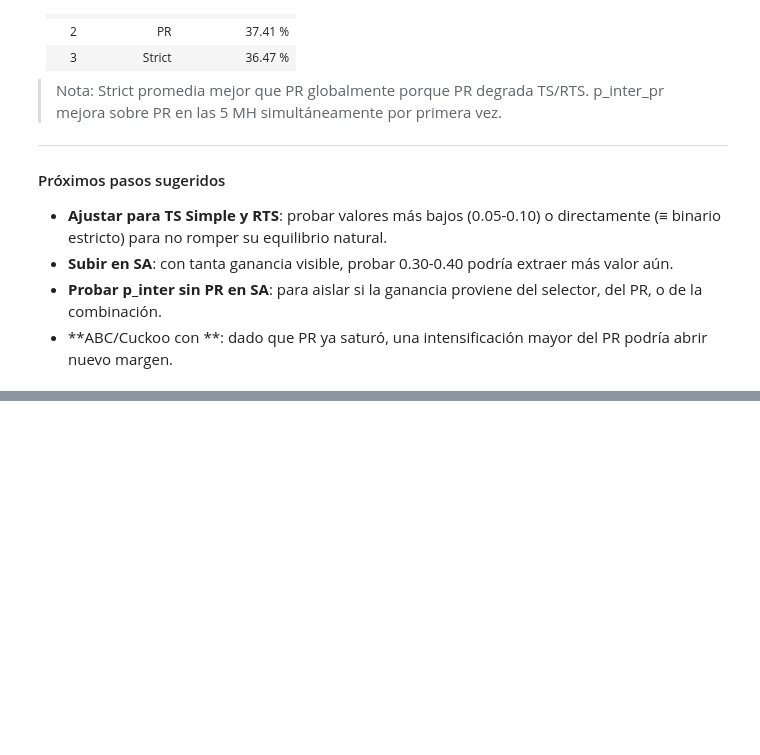
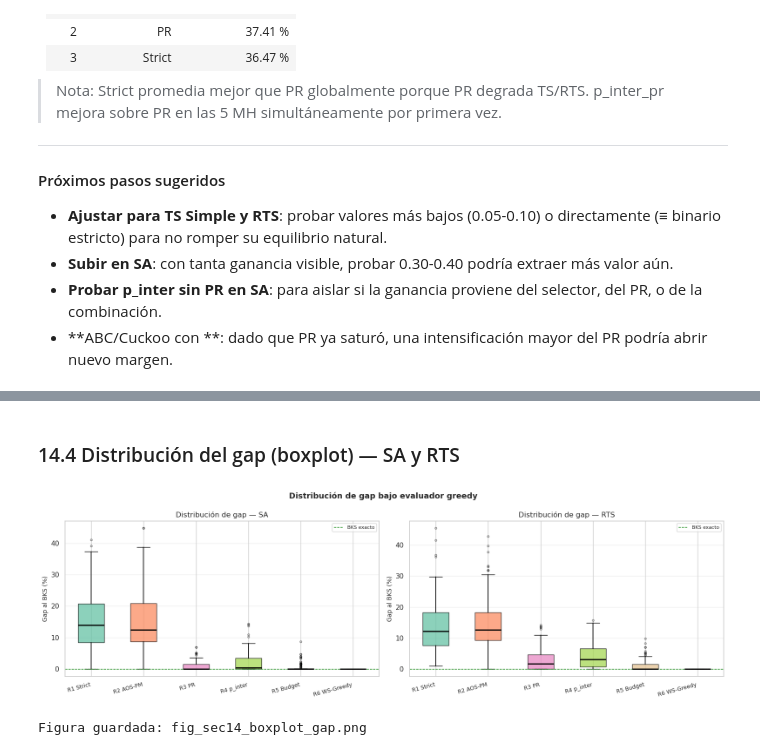
Before and after one commit to Alhely/MetaCARP_Proyecto, a Jupyter notebook: analisis_operadores_20260520/analisis_exploratorio_operadores.ipynb, the cells around one changed output, grey strips where cells are left out. Cells and saved outputs as stored; diff of their text form; code cells hidden in the pictures; blank space fills up the shorter version.

```diff
--- a/analisis_operadores_20260520/analisis_exploratorio_operadores.ipynb
+++ b/analisis_operadores_20260520/analisis_exploratorio_operadores.ipynb
@@ -2252,0 +2454,39 @@ consistentemente sobre el experimento PR en todas las MH.**
+# %% [markdown]
+### 14.4 Distribución del gap (boxplot) — SA y RTS
+# %%
+fig, axes = plt.subplots(1, 2, figsize=(16, 5))
+
+for ax, mh_foco in zip(axes, ['SA', 'RTS']):
+    grupos = []
+    etiquetas = []
+    for etiq in exps_orden:
+        sub = datos14[etiq]
+        sub_mh = sub[sub.mh == mh_foco].gap_bks_porcentaje.values
+        if len(sub_mh) > 0:
+            grupos.append(sub_mh)
+            etiquetas.append(etiq)
+
+    bp = ax.boxplot(grupos, labels=etiquetas, patch_artist=True,
+                    medianprops=dict(color='black', linewidth=2),
+                    whiskerprops=dict(linewidth=1.2),
+                    flierprops=dict(marker='o', markersize=3, alpha=0.5))
+    colors_box = plt.cm.Set2(np.linspace(0, 1, len(grupos)))
+    for patch, color in zip(bp['boxes'], colors_box):
+        patch.set_facecolor(color)
+        patch.set_alpha(0.75)
+
+    ax.set_xticklabels(etiquetas, rotation=15, ha='right', fontsize=9)
+    ax.set_ylabel('Gap al BKS (%)')
+    ax.set_title(f'Distribución de gap — {mh_foco}')
+    ax.axhline(0, color='green', linestyle='--', linewidth=1, label='BKS exacto')
+    ax.legend(fontsize=8)
+    ax.grid(axis='y', alpha=0.3)
+
+fig.suptitle('Distribución de gap bajo evaluador greedy', fontsize=13, fontweight='bold')
+plt.tight_layout()
+plt.savefig('fig_sec14_boxplot_gap.png', dpi=150, bbox_inches='tight')
+plt.show()
+print("Figura guardada: fig_sec14_boxplot_gap.png")
+# %% [output]
+[figure, added]
+Figura guardada: fig_sec14_boxplot_gap.png
```
Also changed, not shown: parts of 15 cells of this notebook, 5 other files.
